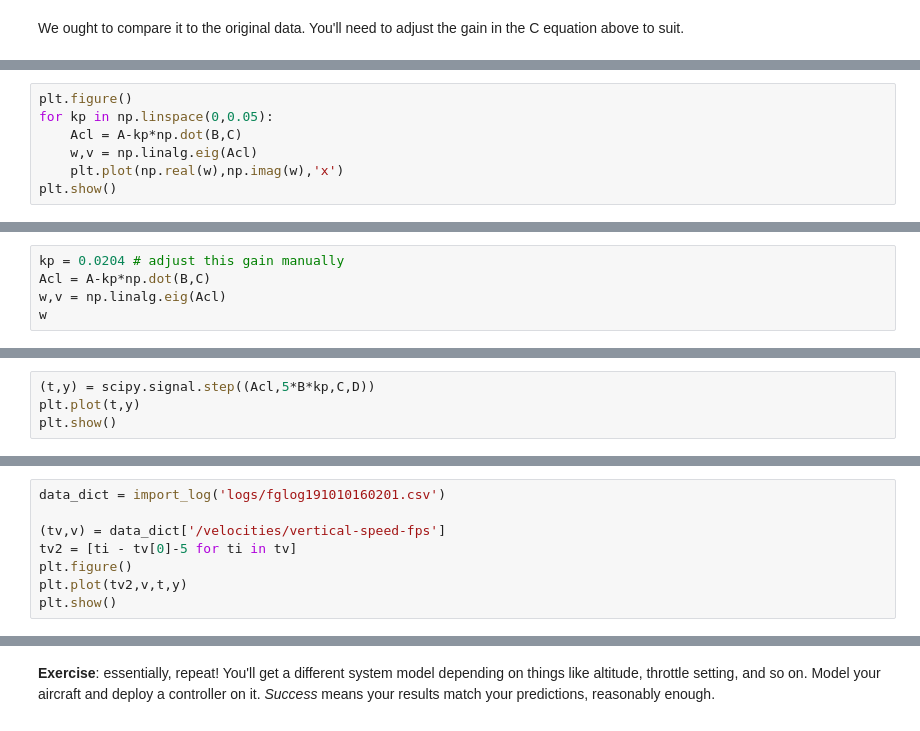
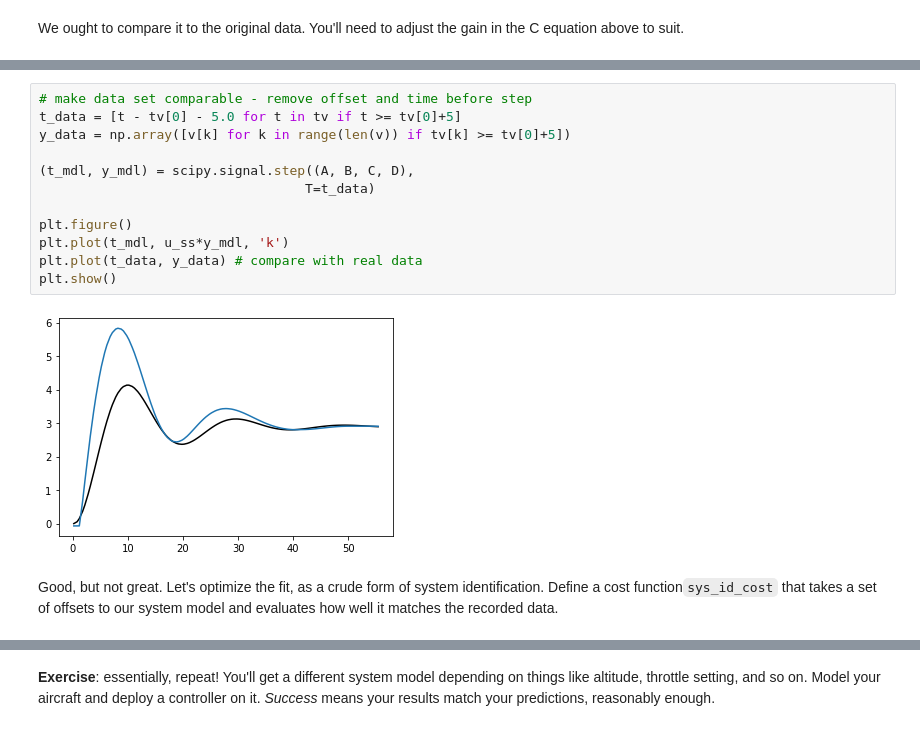
Before and after one commit to arthurrichards77/control_tutorial, a Jupyter notebook: model.ipynb, the cells around one changed output, grey strips where cells are left out. Saved outputs shown, nothing was run; the diff lists cells and outputs as text.

```diff
--- a/model.ipynb
+++ b/model.ipynb
@@ -89,7 +91,0 @@ How does the gain change the poles?  We'll explore this numerically, by just try
-# %%
-plt.figure()
-for kp in np.linspace(0,0.05):
-    Acl = A-kp*np.dot(B,C)
-    w,v = np.linalg.eig(Acl)
-    plt.plot(np.real(w),np.imag(w),'x')
-plt.show()
@@ -100,5 +91,0 @@ There's an interesting point where the two poles both hit the real axis - this p
-# %%
-kp = 0.0204 # adjust this gain manually
-Acl = A-kp*np.dot(B,C)
-w,v = np.linalg.eig(Acl)
-w
@@ -109,4 +91,0 @@ Let's see what the response looks like by simulating the model's step response.
-# %%
-(t,y) = scipy.signal.step((Acl,5*B*kp,C,D))
-plt.plot(t,y)
-plt.show()
@@ -117,8 +91,0 @@ Here's the result of a simulation using vs_p.py, still with a step demand of 5 F
-# %%
-data_dict = import_log('logs/fglog191010160201.csv')
-
-(tv,v) = data_dict['/velocities/vertical-speed-fps']
-tv2 = [ti - tv[0]-5 for ti in tv]
-plt.figure()
-plt.plot(tv2,v,t,y)
-plt.show()
@@ -128,0 +92,16 @@ Processed 165 lines.
+# %%
+# make data set comparable - remove offset and time before step
+t_data = [t - tv[0] - 5.0 for t in tv if t >= tv[0]+5]
+y_data = np.array([v[k] for k in range(len(v)) if tv[k] >= tv[0]+5])
+
+(t_mdl, y_mdl) = scipy.signal.step((A, B, C, D),
+                                  T=t_data)
+
+plt.figure()
+plt.plot(t_mdl, u_ss*y_mdl, 'k')
+plt.plot(t_data, y_data) # compare with real data
+plt.show()
+# %% [output]
+[figure, added]
+# %% [markdown]
+Good, but not great.  Let's optimize the fit, as a crude form of system identification.  Define a cost function`sys_id_cost` that takes a set of offsets to our system model and evaluates how well it matches the recorded data.
```
Also changed, not shown: parts of 34 cells of this notebook, 4 other files.
